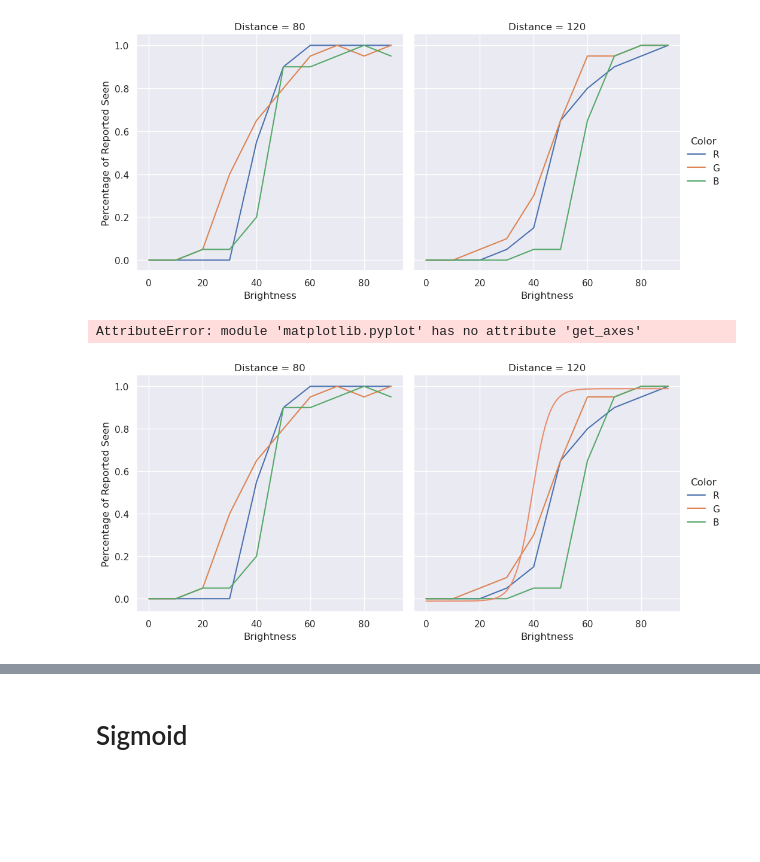
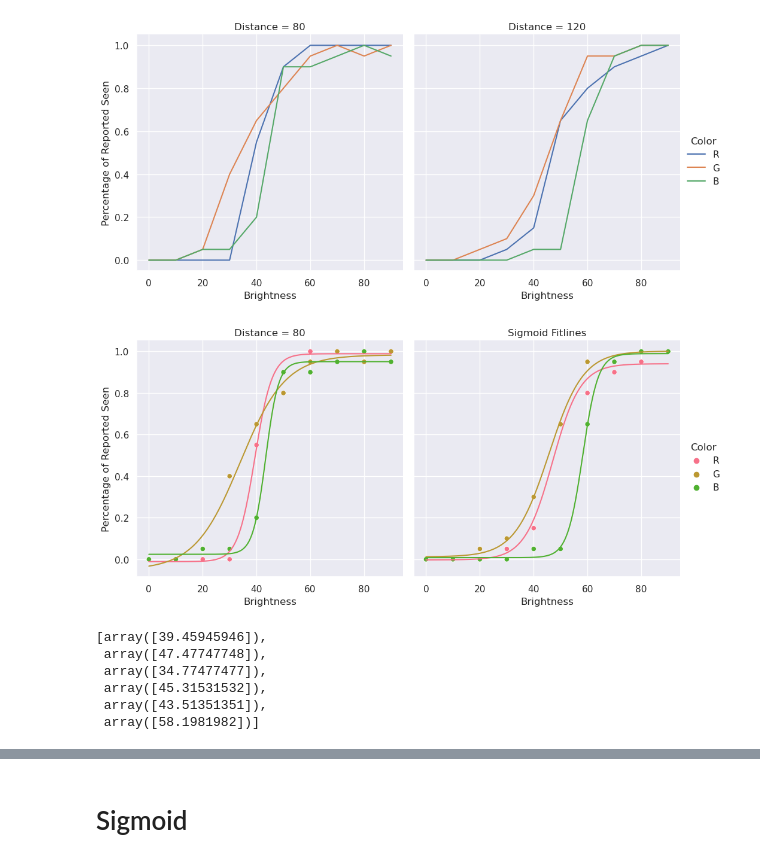
Before and after one commit to kadirberatyildirim/Neuroscience-Projects, a Jupyter notebook: psychophysics/analysis.ipynb, the cells around one changed output, grey strips where cells are left out. Cells and saved outputs as stored; diff of their text form; code cells hidden in the pictures; blank space fills up the shorter version.

```diff
--- a/psychophysics/analysis.ipynb
+++ b/psychophysics/analysis.ipynb
@@ -158,23 +158,30 @@ sns.relplot(data = rgb, x = 'Brightness', y = 'Percentage of Reported Seen', hue
 # %%
 xdata = list(range(0,91,10))
 xplot = np.linspace(0, 90, 1000)
 
-colors = sns.color_palette("flare")
+colors = sns.color_palette("husl")
 thresholds = []
 
 sns.relplot(data = rgb, x = 'Brightness', y = 'Percentage of Reported Seen', hue = 'Color',
-            col = 'Distance', kind = 'line')
+            col = 'Distance', palette = colors[:3])
 for j, i in enumerate(['R-80', 'R-120', 'G-80' ,'G-120', 'B-80','B-120']):
     ydata = df[i]/20
     ys = do_sigmoid(xdata, ydata)
     threshold = xplot[np.where(ys == [i for i in ys if 0.490 < i < 0.510][0])]
     thresholds.append(threshold)
-    plt.plot(xplot, ys, color = colors[j])
-    ax = plt.gca()
-    print(plt.get_axes()[0])
+    ax = plt.gcf().get_axes()[j % 2]
+    ax.plot(xplot, ys, color = colors[int((j-j%2)/2)])
 plt.title('Sigmoid Fitlines')
 plt.ylabel('Percentage of Reported Seen')
-plt.grid()
+plt.show()
 # %% [output]
-AttributeError: module 'matplotlib.pyplot' has no attribute 'get_axes'
-[figure, old version]
+[figure, new version]
+# %%
+thresholds
+# %% [output]
+[array([39.45945946]),
+ array([47.47747748]),
+ array([34.77477477]),
+ array([45.31531532]),
+ array([43.51351351]),
+ array([58.1981982])]
```
Also changed, not shown: parts of 3 cells of this notebook, 1 other file.
